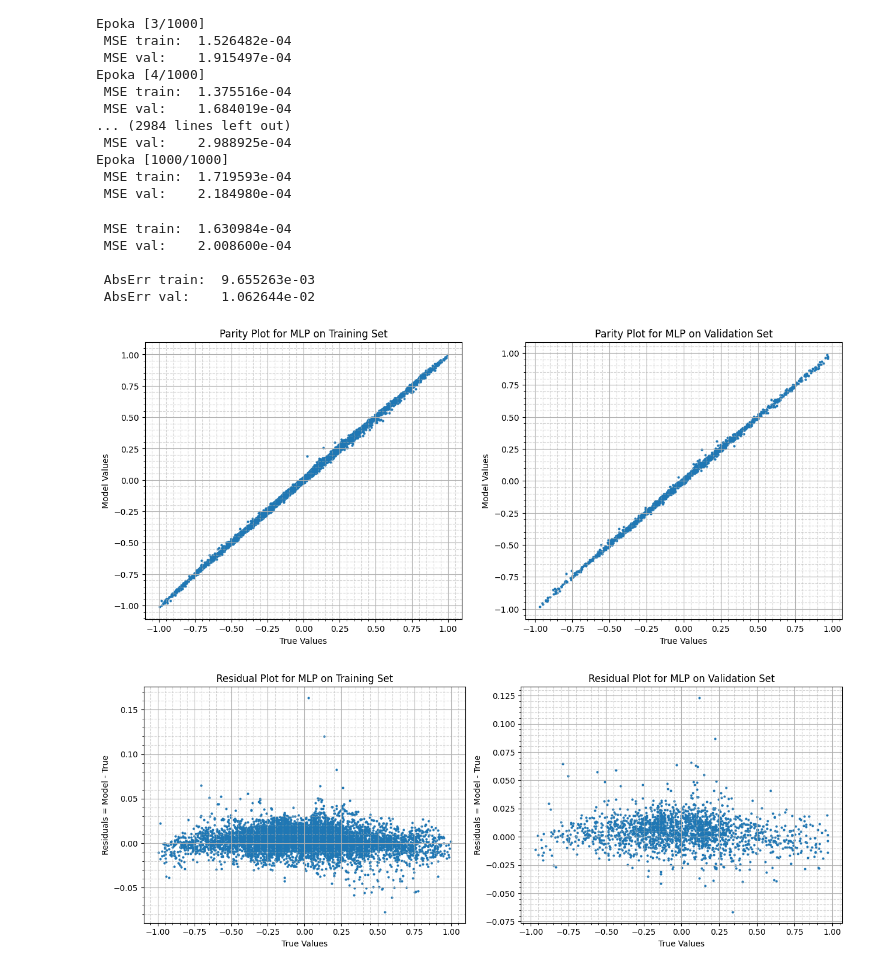
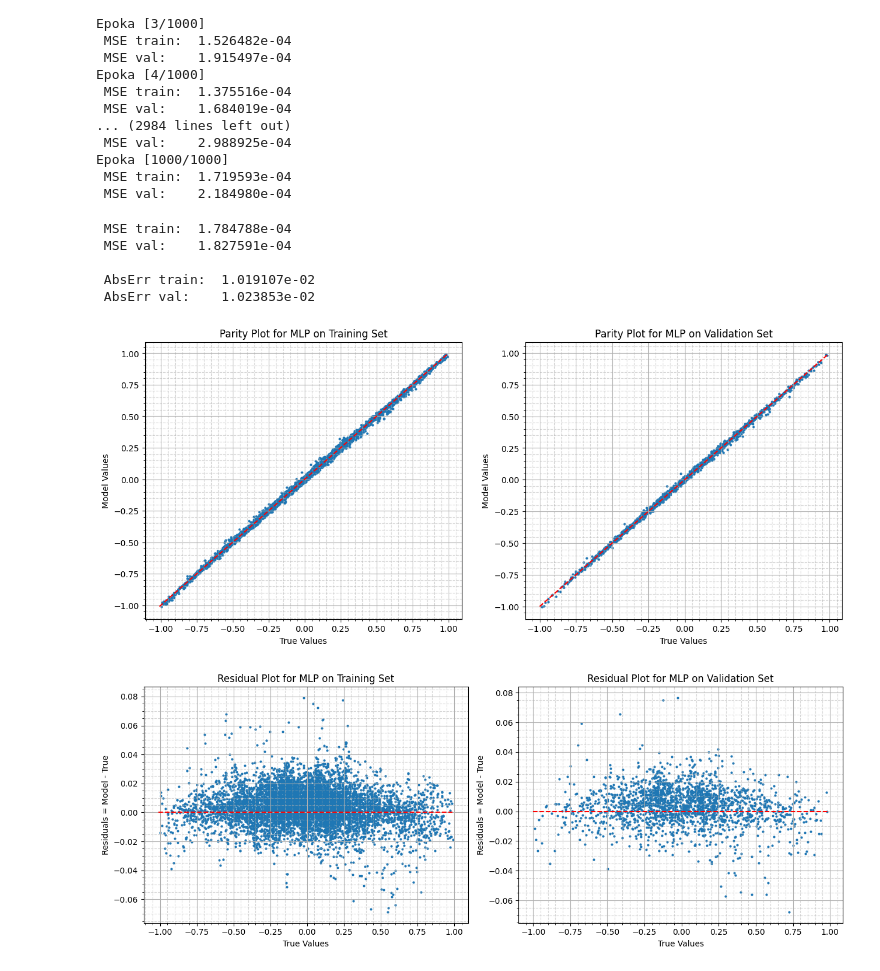
Before and after one commit to antonimarczuk123/NumericalPy, a Jupyter notebook: NeuralNetworks/MLPnumpy.ipynb, the cells around one changed output. Saved outputs shown, nothing was run; the diff lists cells and outputs as text; code cells hidden in the pictures.

```diff
--- a/NeuralNetworks/MLPnumpy.ipynb
+++ b/NeuralNetworks/MLPnumpy.ipynb
@@ -32,7 +32,7 @@ X_val = X[:, val_idx]
 Y_val = Y[val_idx]
 # %%
 
-continue_learning = False  # ustaw na True, aby kontynuować uczenie z zapisanymi wagami
+continue_learning = True  # ustaw na True, aby kontynuować uczenie z zapisanymi wagami
 
 if continue_learning:
     # Wczytaj zapisane wagi modelu oraz poprzednie kierunki minimalizacji
@@ -171,9 +171,15 @@ print(f"\n AbsErr train:  {ERRtrain:.6e}\n AbsErr val:    {ERRval:.6e}")
 
 #  --- Wykres dopasowania (prawdziwy Y) vs (przewidywany Y) ---
 
+Ymodel_train_min = np.min(Ymodel_train)
+Ymodel_train_max = np.max(Ymodel_train)
+Ymodel_val_min = np.min(Ymodel_val)
+Ymodel_val_max = np.max(Ymodel_val)
+
 fig1, (ax1, ax2) = plt.subplots(1, 2, figsize=(15, 6))
 
 ax1.scatter(Y_train, Ymodel_train, s=4)
+ax1.plot([Ymodel_train_min, Ymodel_train_max], [Ymodel_train_min, Ymodel_train_max], 'r--')
 ax1.set_title("Parity Plot for MLP on Training Set")
 ax1.set_xlabel("True Values")
 ax1.set_ylabel("Model Values")
@@ -182,42 +188,45 @@ ax1.grid(True, which='major', linestyle='-')   # grubsze linie dla głównych
 ax1.grid(True, which='minor', linestyle='--', alpha=0.5)   # cieńsze dla pomocniczych
 
 ax2.scatter(Y_val, Ymodel_val, s=4)
+ax2.plot([Ymodel_val_min, Ymodel_val_max], [Ymodel_val_min, Ymodel_val_max], 'r--')
 ax2.set_title("Parity Plot for MLP on Validation Set")
 ax2.set_xlabel("True Values")
 ax2.set_ylabel("Model Values")
 ax2.minorticks_on()  # włącza dodatkowe podziałki
 ax2.grid(True, which='major', linestyle='-')   # grubsze linie dla głównych
 ax2.grid(True, which='minor', linestyle='--', alpha=0.5)   # cieńsze dla pomocniczych
 
 # --- Wykres residual plot ---
 
 fig2, (ax1, ax2) = plt.subplots(1, 2, figsize=(13, 5))
 
 ax1.scatter(Y_train, Ymodel_train - Y_train, s=4)
+ax1.plot([Ymodel_train_min, Ymodel_train_max], [0,0], 'r--')
 ax1.set_title("Residual Plot for MLP on Training Set")
 ax1.set_xlabel("True Values")
 ax1.set_ylabel("Residuals = Model - True")
 ax1.minorticks_on()  # włącza dodatkowe podziałki
 ax1.grid(True, which='major', linestyle='-')   # grubsze linie dla głównych
 ax1.grid(True, which='minor', linestyle='--', alpha=0.5)   # cieńsze dla pomocniczych
 
 ax2.scatter(Y_val, Ymodel_val - Y_val, s=4)
+ax2.plot([Ymodel_val_min, Ymodel_val_max], [0,0], 'r--')
 ax2.set_title("Residual Plot for MLP on Validation Set")
 ax2.set_xlabel("True Values")
 ax2.set_ylabel("Residuals = Model - True")
 ax2.minorticks_on()  # włącza dodatkowe podziałki
 ax2.grid(True, which='major', linestyle='-')   # grubsze linie dla głównych
 ax2.grid(True, which='minor', linestyle='--', alpha=0.5)   # cieńsze dla pomocniczych
 
 plt.tight_layout() # ładniej wyglądają wykresy
 # %% [output]
- MSE train:  1.630984e-04
- MSE val:    2.008600e-04
+ MSE train:  1.784788e-04
+ MSE val:    1.827591e-04
 
- AbsErr train:  9.655263e-03
- AbsErr val:    1.062644e-02
+ AbsErr train:  1.019107e-02
+ AbsErr val:    1.023853e-02
-[figure, old version]
+[figure, new version]
-[figure, old version]
+[figure, new version]
 # %%
 
 save_model = False  # ustaw na True, aby zapisać
```
Also changed, not shown: parts of 1 cell of this notebook.
